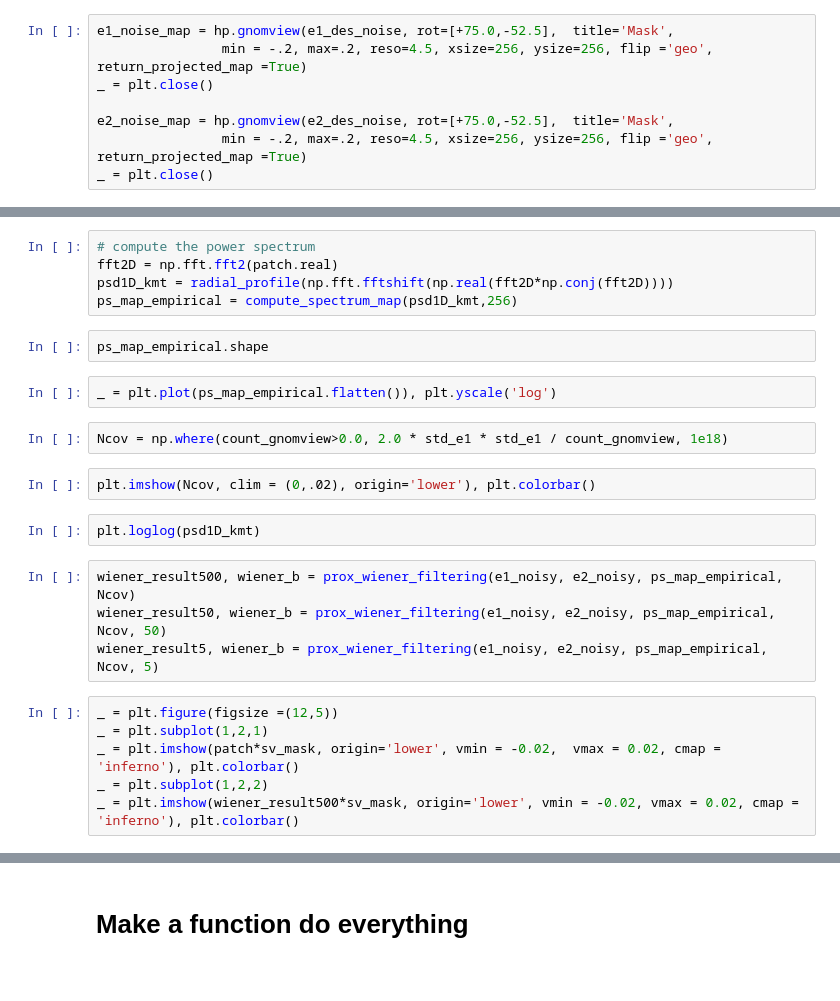
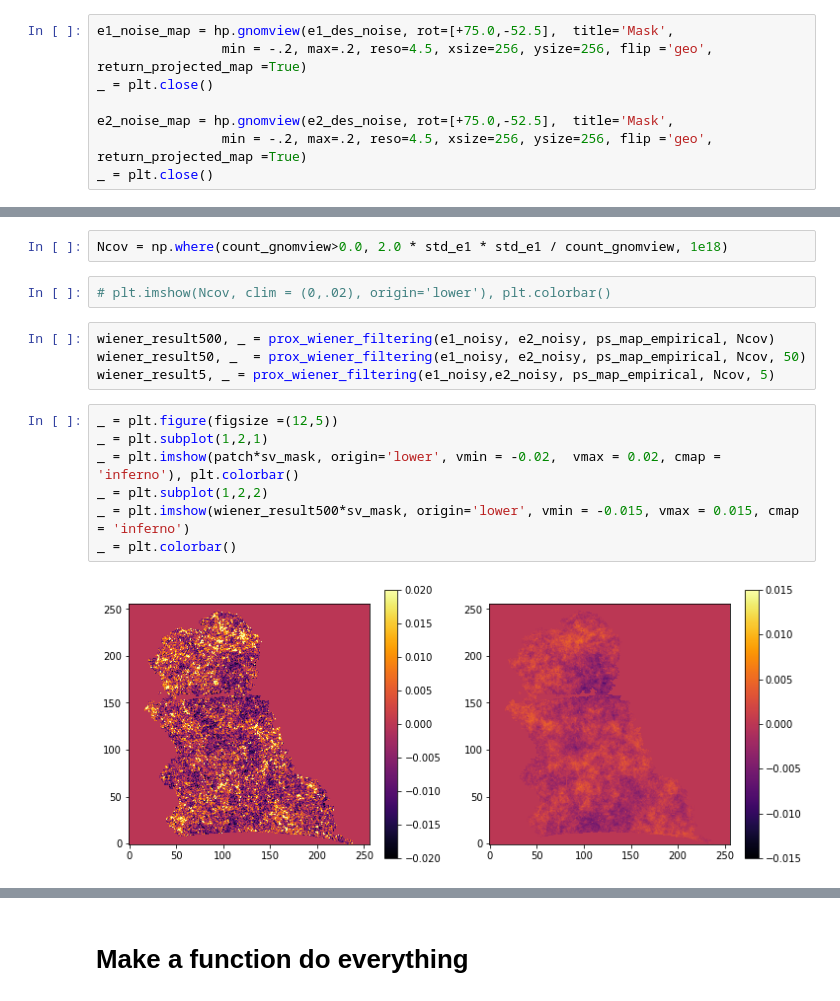
Before and after one commit to NiallJeffrey/DeepMass, a Jupyter notebook: notebooks/picola_training.ipynb, the cells around one changed output, grey strips where cells are left out. Cells and saved outputs as stored; diff of their text form.

```diff
--- a/notebooks/picola_training.ipynb
+++ b/notebooks/picola_training.ipynb
@@ -335,28 +302,20 @@ _ = plt.imshow(smoothed_truth*sv_mask, origin='lower', interpolation='none'), pl
-# %%
-# compute the power spectrum
-fft2D = np.fft.fft2(patch.real)
-psd1D_kmt = radial_profile(np.fft.fftshift(np.real(fft2D*np.conj(fft2D))))
-ps_map_empirical = compute_spectrum_map(psd1D_kmt,256)
-# %%
-ps_map_empirical.shape
-# %%
-_ = plt.plot(ps_map_empirical.flatten()), plt.yscale('log')
 # %%
 Ncov = np.where(count_gnomview>0.0, 2.0 * std_e1 * std_e1 / count_gnomview, 1e18)
 # %%
-plt.imshow(Ncov, clim = (0,.02), origin='lower'), plt.colorbar()
+# plt.imshow(Ncov, clim = (0,.02), origin='lower'), plt.colorbar()
-# %%
-plt.loglog(psd1D_kmt)
 # %%
-wiener_result500, wiener_b = prox_wiener_filtering(e1_noisy, e2_noisy, ps_map_empirical, Ncov)
-wiener_result50, wiener_b = prox_wiener_filtering(e1_noisy, e2_noisy, ps_map_empirical, Ncov, 50)
-wiener_result5, wiener_b = prox_wiener_filtering(e1_noisy, e2_noisy, ps_map_empirical, Ncov, 5)
+wiener_result500, _ = prox_wiener_filtering(e1_noisy, e2_noisy, ps_map_empirical, Ncov)
+wiener_result50, _  = prox_wiener_filtering(e1_noisy, e2_noisy, ps_map_empirical, Ncov, 50)
+wiener_result5, _ = prox_wiener_filtering(e1_noisy,e2_noisy, ps_map_empirical, Ncov, 5)
 # %%
 _ = plt.figure(figsize =(12,5))
 _ = plt.subplot(1,2,1)
 _ = plt.imshow(patch*sv_mask, origin='lower', vmin = -0.02,  vmax = 0.02, cmap = 'inferno'), plt.colorbar()
 _ = plt.subplot(1,2,2)
-_ = plt.imshow(wiener_result500*sv_mask, origin='lower', vmin = -0.02, vmax = 0.02, cmap = 'inferno'), plt.colorbar()
+_ = plt.imshow(wiener_result500*sv_mask, origin='lower', vmin = -0.015, vmax = 0.015, cmap = 'inferno')
+_ = plt.colorbar()
+# %% [output]
+[figure, added]
 # %%
 _ = plt.figure(figsize =(12,5))
 _ = plt.subplot(1,2,1)
```
Also changed, not shown: parts of 38 cells of this notebook, 2 other files.
